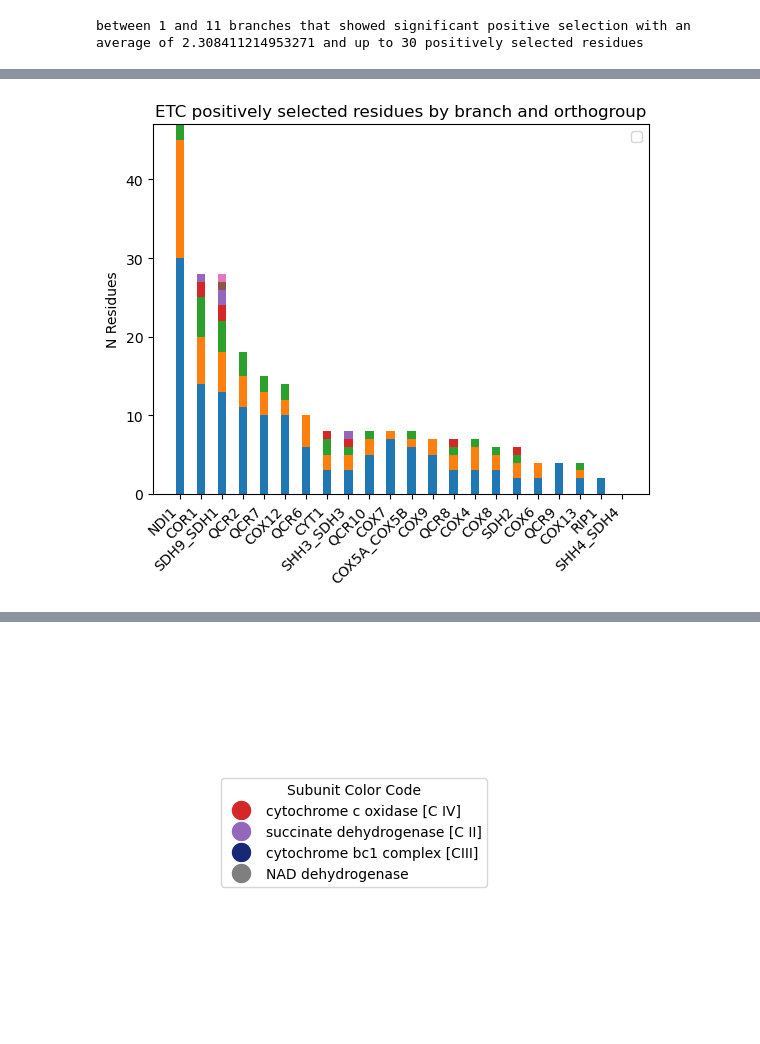
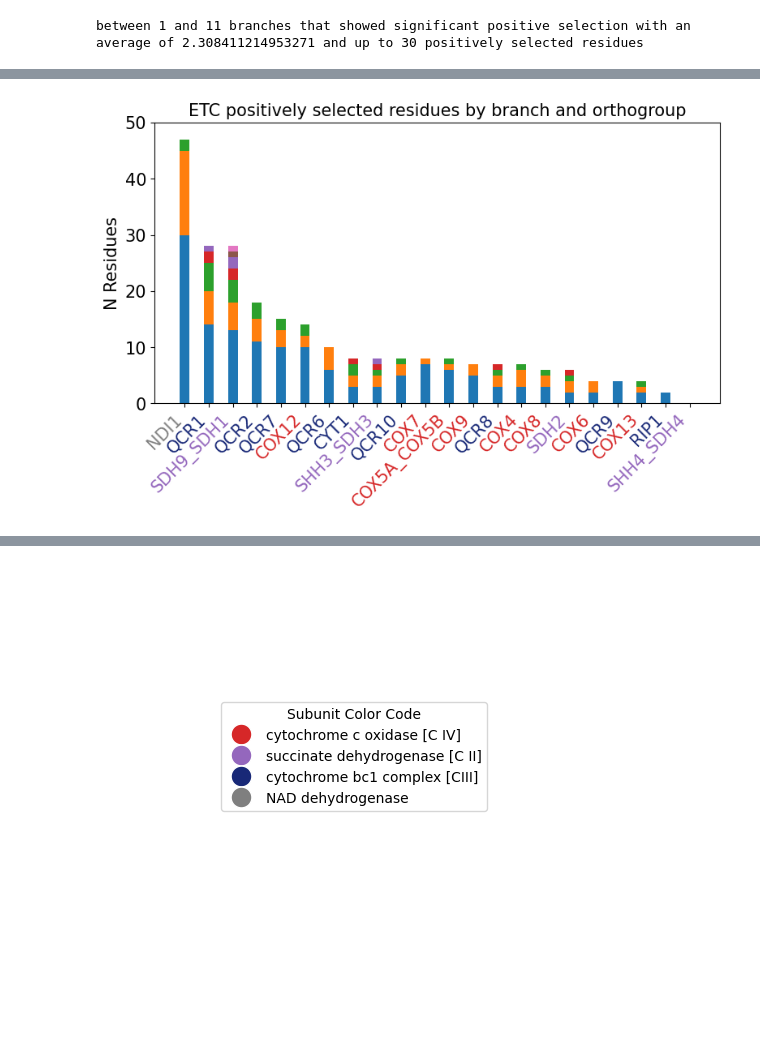
Before and after one commit to heineike02/diverse_yeast, a Jupyter notebook: 20221206_selection_calculations.ipynb, the cells around one changed output, grey strips where cells are left out. Saved outputs shown, nothing was run; the diff lists cells and outputs as text; code cells hidden in the pictures; blank space fills up the shorter version.

```diff
--- a/20221206_selection_calculations.ipynb
+++ b/20221206_selection_calculations.ipynb
@@ -1876,0 +1880,2 @@ hits_tables['COX13']
+# %%
+og_refs = {'POX1': 'OG1122_REF_Scer_AF-P13711-F1-model_v2'}
@@ -1906,6 +1973,10 @@ gene_name:
             specs_unique: a list of species
             paralogs_flag: true if there are paralogs in that branch
 # %%
+og_refs = {'POX1': 'OG1122_REF_Scer_AF-P13711-F1-model_v2'}
+
+#Need to initialize branch_leaves and hit_tables
+
 chi2_thresh = 3.84  # Chi2 with 50:50 mixture of point mass 0 has critical values of 5% at 2.71 and 5.41 at 1%.   (page 30 of manual)
                     # Normal Chi2 has critical values 3.84 and 5.99 this is what they recommend
                     # Would also need to do Multiple Hypothesis test
@@ -1998,6 +2057,6 @@ check convergence flag, tree number 14 in G:\My Drive\Crick_LMS\projects\diverse
 # %%
 # Save bs_analysis_data
-bs_analysis_data_fname = base_dir + os.sep + os.path.normpath('selection_calculations/branch_site/bs_analysis_cdc19_hsu1.json')
+bs_analysis_data_fname = base_dir + os.sep + os.path.normpath('selection_calculations/branch_site/bs_analysis_pox1.json')
 
 with open(bs_analysis_data_fname, 'w') as f:
     json.dump(bs_analysis_data, f, sort_keys=True, indent=4 )
@@ -2091,6 +2179,16 @@ count_mat_df = pd.DataFrame(count_mat)
 #count_mat_df = count_mat_df.transpose()
 count_mat_df['sum'] = count_mat_df.transpose().sum()
 count_mat_df['goi'] = goi_list
+
+
+name_change_dict = {orig_name : orig_name for orig_name in count_mat_df['goi']}
+name_change_dict['COR1'] = 'QCR1'
+
+alt_name = [name_change_dict[orig_name] for orig_name in count_mat_df['goi']]
+
+count_mat_df['alt_name'] = alt_name
+
+
 count_mat_df.sort_values(by='sum', ascending = False, inplace=True)
 
-goi_list_sorted = count_mat_df['goi']
+goi_list_sorted = count_mat_df['alt_name']
@@ -2117,22 +2195,45 @@ Name: goi, dtype: object
 # %%
 width = 0.4
 
-fig, ax = plt.subplots()
+fig, ax = plt.subplots(figsize = (9,4.5))
+
+etc_table = pd.read_csv(base_dir + os.sep + os.path.normpath('examples/etc/etc_table.csv'), index_col=0)
+enzyme_lookup = dict(zip(etc_table['alt_name'], etc_table['enzyme']))
+enzyme_lookup['COX5A_COX5B'] = 'cytochrome c oxidase'
+enzyme_lookup['SHH3_SDH3'] = 'succinate dehydrogenase'
+enzyme_lookup['SHH4_SDH4'] = 'succinate dehydrogenase'
+enzyme_lookup['SDH9_SDH1'] = 'succinate dehydrogenase'
+
+subunit_lookup = {    'cytochrome c oxidase': ('cytochrome c oxidase [C IV]', "C3"),
+    'succinate dehydrogenase': ('succinate dehydrogenase [C II]', "C4"),
+    'ubiquinol:cytochrome bc oxidoreductase': ('cytochrome bc1 complex [CIII]',  "#182877"),
+    'NAD dehydrogenase': ('NAD dehydrogenase',"C7")
+}
+
 bottom = np.zeros(len(goi_list_sorted))
 
 for jj in range(0,max_branches):
     p = ax.bar(goi_list_sorted, count_mat_df[jj], width, label=str(jj), bottom=bottom)
     bottom += count_mat_df[jj]
 
-ax.set_title("ETC positively selected residues by branch and orthogroup")
-ax.legend([]) #loc="upper right")
+ax.set_title("ETC positively selected residues by branch and orthogroup",  fontdict={'size':15})
+#ax.legend([]) #loc="upper right")
+ax.set_ylabel("N Residues",  fontdict={'size':15})
+ax.set_ylim([0,50])
+
 ax.set_xticks(list(range(0,len(goi_list_sorted))))
-ax.set_xticklabels(goi_list_sorted, rotation=45, ha='right')
-ax.set_ylabel("N Residues")
+ax.set_xticklabels(goi_list_sorted, rotation=45, ha='right', fontdict={'size':15})
+
+ax.tick_params(labelsize=15)
+
+for xtick in ax.get_xticklabels():
+    xtick.set_color(subunit_lookup[enzyme_lookup[xtick.get_text()]][1])
+
 
 plt.show()
+fig.savefig(base_dir + os.sep + os.path.normpath('examples/etc/etc_pos_sel.svg'))
 # %% [output]
-[figure, old version]
+[figure, new version]
 # %%
 #Normalize by length of protein
 
```
Also changed, not shown: parts of 17 cells of this notebook, 4 other files.
